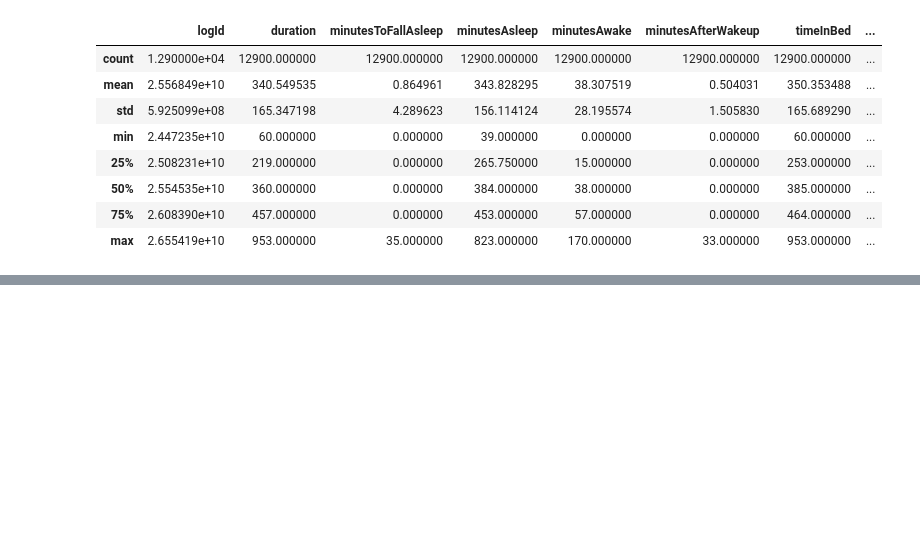
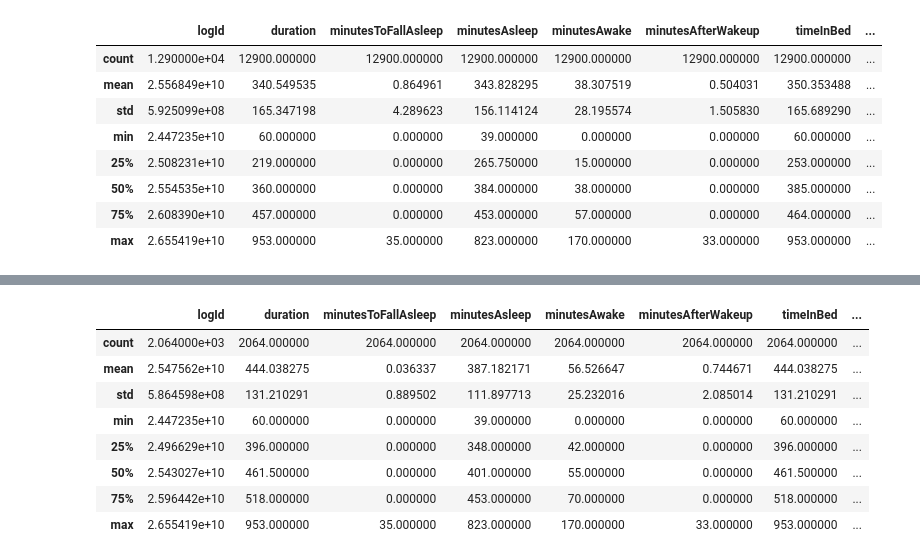
Before and after one commit to Glacierxdd40874/AIHG-Wearable, a Jupyter notebook: data_preprocessing/GAN-testing/GAN_synthesiser.ipynb, the cells around one changed output, grey strips where cells are left out. Cells and saved outputs as stored; diff of their text form; code cells hidden in the pictures; blank space fills up the shorter version.

```diff
--- a/data_preprocessing/GAN-testing/GAN_synthesiser.ipynb
+++ b/data_preprocessing/GAN-testing/GAN_synthesiser.ipynb
@@ -132,0 +135,8 @@ overall_sleep_final.to_csv("GAN_generated_data/overall_sleep_synthesised_100_par
+# %%
+slp_score_data = pd.read_csv("../EDA/slp_score_data.csv")
+sleep_data = pd.read_csv("../EDA/sleep_data.csv")
+wellness_data = pd.read_csv("../EDA/wellness_data.csv")
+
+wellness_synthesised =  pd.read_csv("GAN_generated_data/wellness_synthesised_100_participants.csv")
+slp_score_synthesised =  pd.read_csv("GAN_generated_data/sleep_score_synthesised_100_participants.csv")
+sleep_synthesised =  pd.read_csv("GAN_generated_data/overall_sleep_synthesised_100_participants.csv")
@@ -132,0 +225,12 @@ overall_sleep_final.to_csv("GAN_generated_data/overall_sleep_synthesised_100_par
+# %%
+sleep_data.describe()
+# %% [output]
+|  | logId | duration | minutesToFallAsleep | minutesAsleep | minutesAwake | minutesAfterWakeup | timeInBed | ... |
+| count | 2.064000e+03 | 2064.000000 | 2064.000000 | 2064.000000 | 2064.000000 | 2064.000000 | 2064.000000 | ... |
+| mean | 2.547562e+10 | 444.038275 | 0.036337 | 387.182171 | 56.526647 | 0.744671 | 444.038275 | ... |
+| std | 5.864598e+08 | 131.210291 | 0.889502 | 111.897713 | 25.232016 | 2.085014 | 131.210291 | ... |
+| min | 2.447235e+10 | 60.000000 | 0.000000 | 39.000000 | 0.000000 | 0.000000 | 60.000000 | ... |
+| 25% | 2.496629e+10 | 396.000000 | 0.000000 | 348.000000 | 42.000000 | 0.000000 | 396.000000 | ... |
+| 50% | 2.543027e+10 | 461.500000 | 0.000000 | 401.000000 | 55.000000 | 0.000000 | 461.500000 | ... |
+| 75% | 2.596442e+10 | 518.000000 | 0.000000 | 453.000000 | 70.000000 | 0.000000 | 518.000000 | ... |
+| max | 2.655419e+10 | 953.000000 | 35.000000 | 823.000000 | 170.000000 | 33.000000 | 953.000000 | ... |
```
Also changed, not shown: parts of 10 cells of this notebook.
